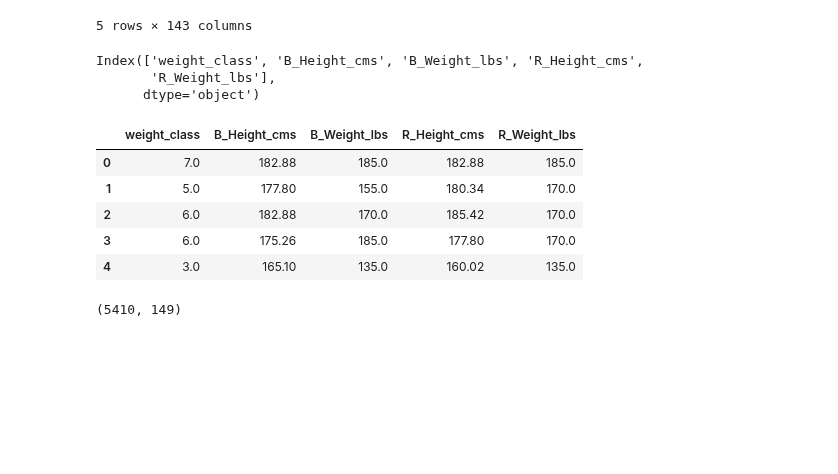
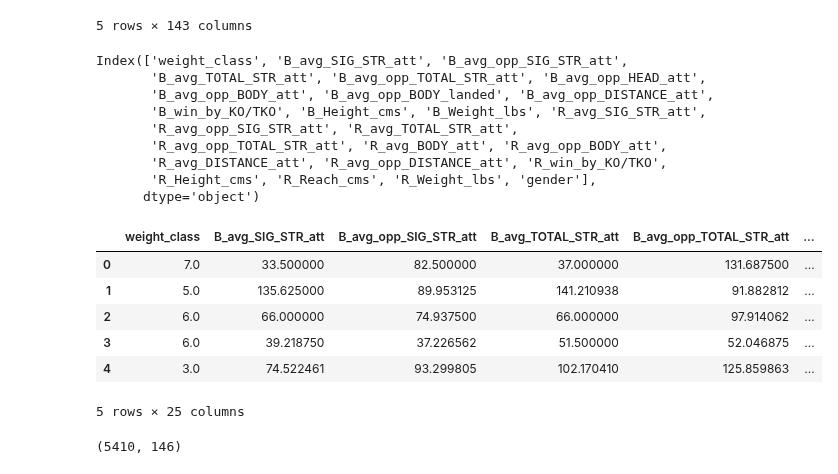
Before and after one commit to breadworshipper/TK-Kasdad, a Jupyter notebook: Preprocessing/kombinasi2.ipynb, the cells around one changed output. Cells and saved outputs as stored; diff of their text form; code cells hidden in the pictures; blank space fills up the shorter version.

```diff
--- a/Preprocessing/kombinasi2.ipynb
+++ b/Preprocessing/kombinasi2.ipynb
@@ -370,6 +370,8 @@ df_classif_selected.head()
 | 4 | 20.501221 | 57.769318 | 35.625000 | 2.0 | 31.0 | Red |
 # %%
 df_classif_selected.to_csv('../classification/dataframe/UFC_kombinasi2.csv', index=False)
+# %%
+df = df.drop(columns=['Winner'], axis=1)
 # %%
 # Get the remaining object columns
 df_object = df.select_dtypes(include='object')
@@ -417,27 +419,34 @@ df_test.head()
 # %%
 from sklearn.feature_selection import SelectKBest, f_regression
 # Perform feature selection using SelectKBest
-selector = SelectKBest(k=5, score_func=f_regression)
+selector = SelectKBest(k=25, score_func=f_regression)
 X = df.drop('B_Reach_cms', axis=1)
 y = df['B_Reach_cms']
 X_selected = selector.fit_transform(X, y)
 
 # Get the selected feature names
 selected_feature_names = X.columns[selector.get_support()]
 print(selected_feature_names)
 # Create a new dataframe with only the selected features
 df_selected = pd.DataFrame(X_selected, columns=selected_feature_names)
 df_selected.head()
 # %% [output]
-Index(['weight_class', 'B_Height_cms', 'B_Weight_lbs', 'R_Height_cms',
-       'R_Weight_lbs'],
+Index(['weight_class', 'B_avg_SIG_STR_att', 'B_avg_opp_SIG_STR_att',
+       'B_avg_TOTAL_STR_att', 'B_avg_opp_TOTAL_STR_att', 'B_avg_opp_HEAD_att',
+       'B_avg_opp_BODY_att', 'B_avg_opp_BODY_landed', 'B_avg_opp_DISTANCE_att',
+       'B_win_by_KO/TKO', 'B_Height_cms', 'B_Weight_lbs', 'R_avg_SIG_STR_att',
+       'R_avg_opp_SIG_STR_att', 'R_avg_TOTAL_STR_att',
+       'R_avg_opp_TOTAL_STR_att', 'R_avg_BODY_att', 'R_avg_opp_BODY_att',
+       'R_avg_DISTANCE_att', 'R_avg_opp_DISTANCE_att', 'R_win_by_KO/TKO',
+       'R_Height_cms', 'R_Reach_cms', 'R_Weight_lbs', 'gender'],
       dtype='object')
-|  | weight_class | B_Height_cms | B_Weight_lbs | R_Height_cms | R_Weight_lbs |
-| 0 | 7.0 | 182.88 | 185.0 | 182.88 | 185.0 |
-| 1 | 5.0 | 177.80 | 155.0 | 180.34 | 170.0 |
-| 2 | 6.0 | 182.88 | 170.0 | 185.42 | 170.0 |
-| 3 | 6.0 | 175.26 | 185.0 | 177.80 | 170.0 |
-| 4 | 3.0 | 165.10 | 135.0 | 160.02 | 135.0 |
+|  | weight_class | B_avg_SIG_STR_att | B_avg_opp_SIG_STR_att | B_avg_TOTAL_STR_att | B_avg_opp_TOTAL_STR_att | ... |
+| 0 | 7.0 | 33.500000 | 82.500000 | 37.000000 | 131.687500 | ... |
+| 1 | 5.0 | 135.625000 | 89.953125 | 141.210938 | 91.882812 | ... |
+| 2 | 6.0 | 66.000000 | 74.937500 | 66.000000 | 97.914062 | ... |
+| 3 | 6.0 | 39.218750 | 37.226562 | 51.500000 | 52.046875 | ... |
+| 4 | 3.0 | 74.522461 | 93.299805 | 102.170410 | 125.859863 | ... |
+5 rows × 25 columns
 # %%
 # Append Y into df_selected
 df_selected['B_Reach_cms'] = y
@@ -453,4 +462,4 @@ df_test.to_csv('../regression_kaggle/UFC_kombinasi2.csv', index=False)
 # %%
 print(df.shape)
 # %% [output]
-(5410, 149)
+(5410, 146)
```
Also changed, not shown: parts of 1 cell of this notebook, 18 other files.
